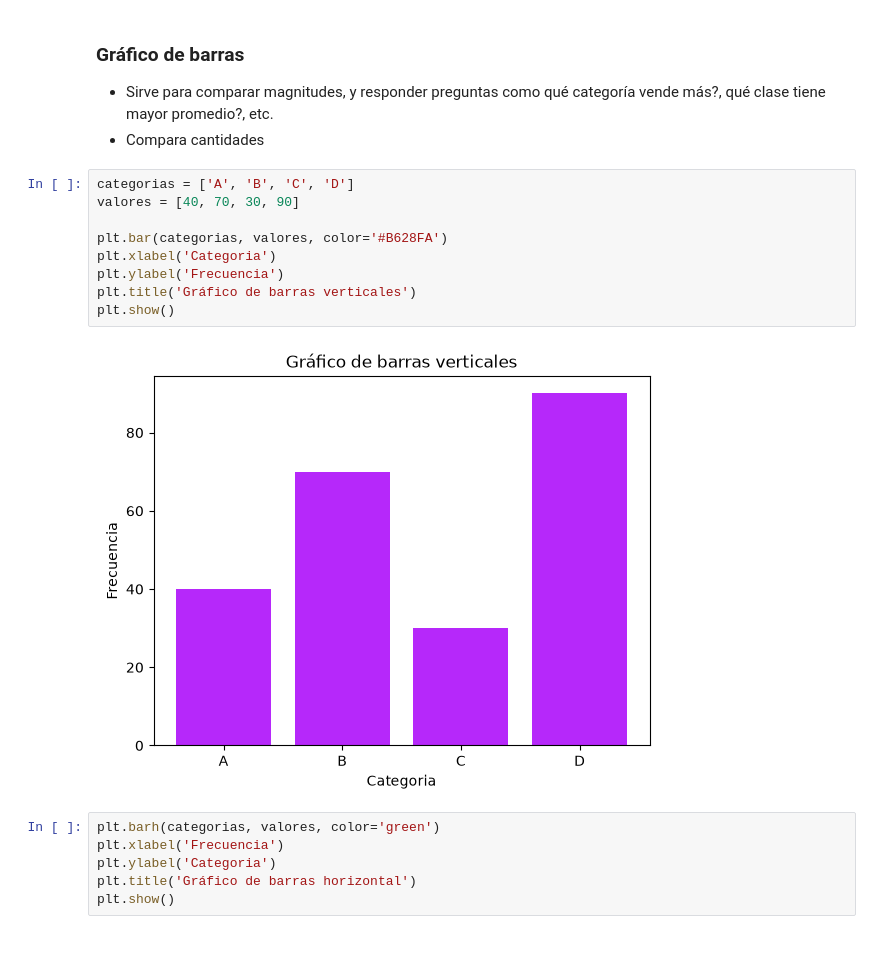
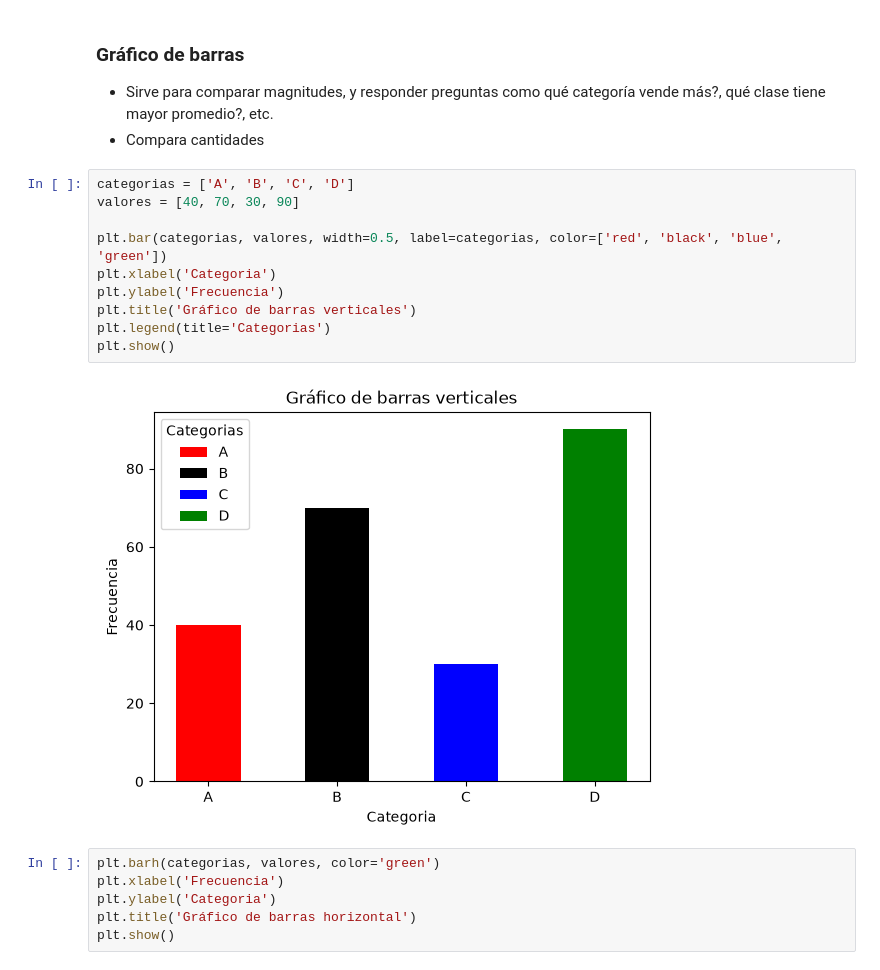
Before and after one commit to marcell-llerena/datascience-g8, a Jupyter notebook: notebooks/20260817_24_matplotlib_tipograficos.ipynb, the cells around one changed output. Cells and saved outputs as stored; diff of their text form.

```diff
--- a/notebooks/20260817_24_matplotlib_tipograficos.ipynb
+++ b/notebooks/20260817_24_matplotlib_tipograficos.ipynb
@@ -24,14 +24,15 @@ plt.show()
 # %%
 categorias = ['A', 'B', 'C', 'D']
 valores = [40, 70, 30, 90]
 
-plt.bar(categorias, valores, color='#B628FA')
+plt.bar(categorias, valores, width=0.5, label=categorias, color=['red', 'black', 'blue', 'green'])
 plt.xlabel('Categoria')
 plt.ylabel('Frecuencia')
 plt.title('Gráfico de barras verticales')
+plt.legend(title='Categorias')
 plt.show()
 # %% [output]
-[figure, old version]
+[figure, new version]
 # %%
 plt.barh(categorias, valores, color='green')
 plt.xlabel('Frecuencia')
```
Also changed, not shown: parts of 8 cells of this notebook, 1 other file.
